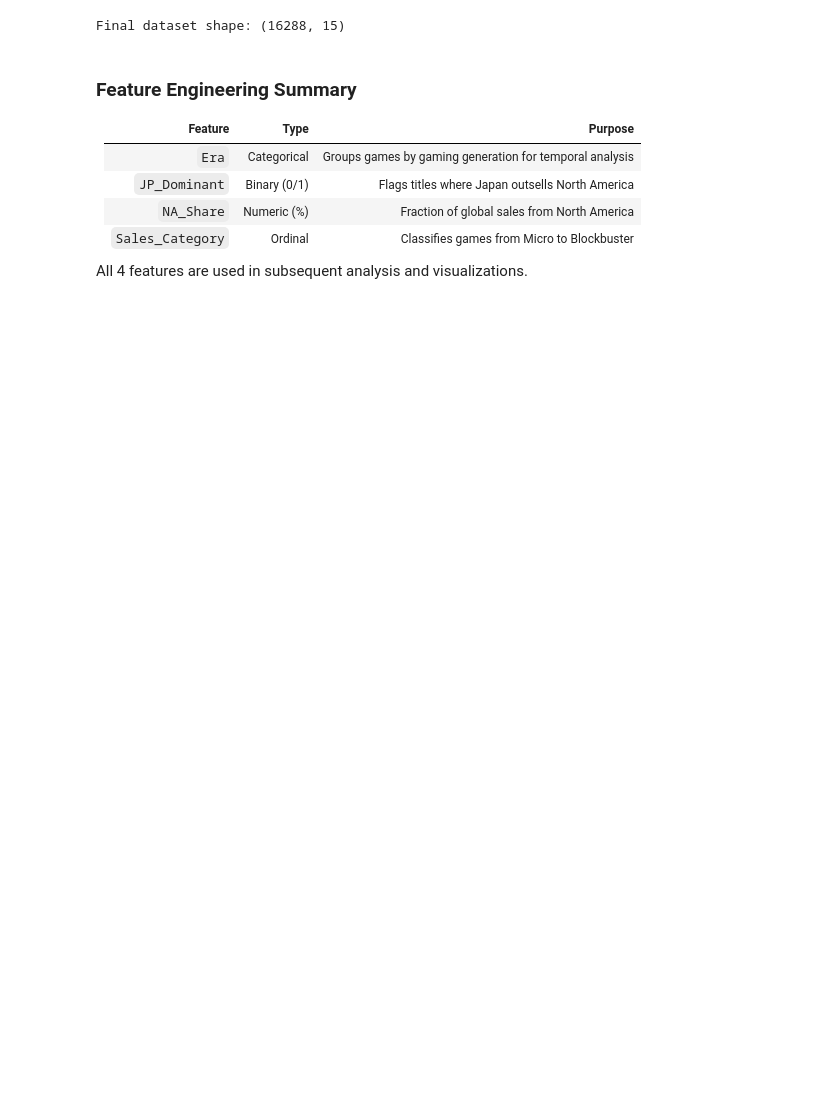
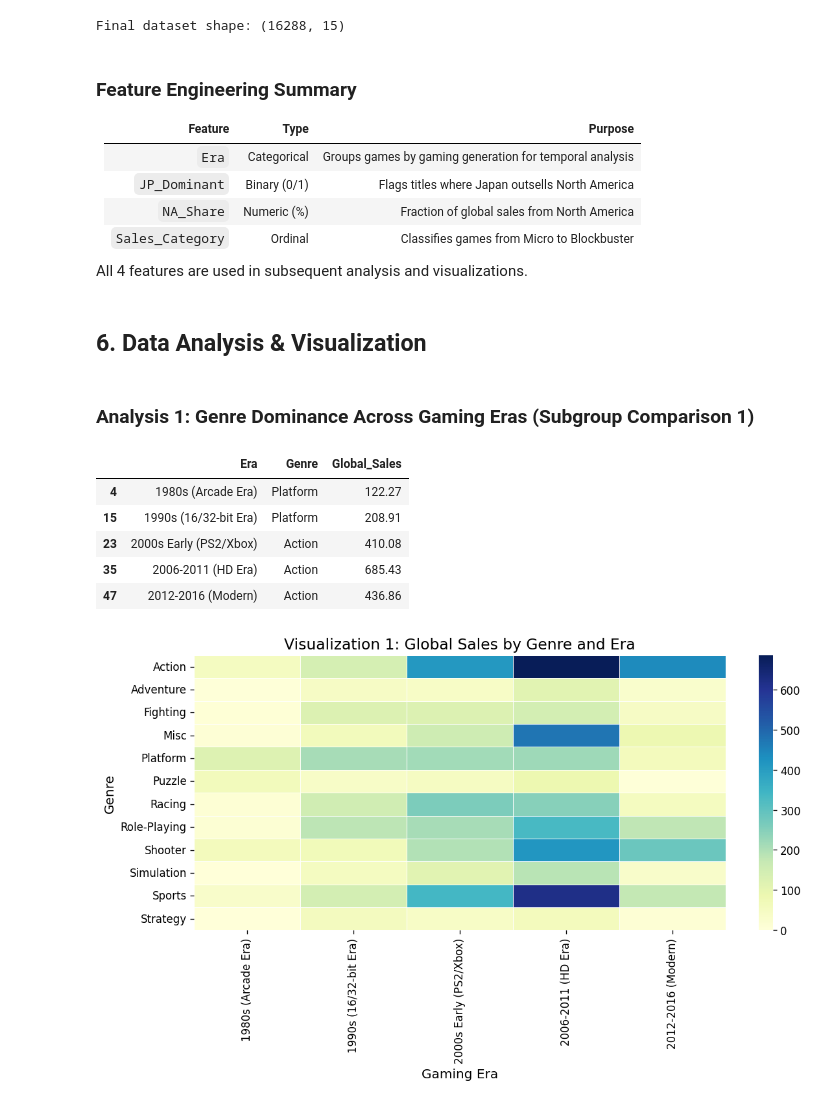
Before and after one commit to MIHMahmudEli/Video-Game-Sales-Market-Analysis-Drivers-of-Commercial-Success, a Jupyter notebook: Video_Game_Sales_Analysis.ipynb, the cells around one changed output. Cells and saved outputs as stored; diff of their text form; code cells hidden in the pictures; blank space fills up the shorter version.

Commit message:
Complete Data Analysis & Visualization phase

```diff
--- a/Video_Game_Sales_Analysis.ipynb
+++ b/Video_Game_Sales_Analysis.ipynb
@@ -306,3 +306,34 @@ Final dataset shape: (16288, 15)
 | `Sales_Category` | Ordinal | Classifies games from Micro to Blockbuster |
 
 All 4 features are used in subsequent analysis and visualizations.
+# %% [markdown]
+## 6. Data Analysis & Visualization
+# %% [markdown]
+### Analysis 1: Genre Dominance Across Gaming Eras (Subgroup Comparison 1)
+# %%
+# Analysis 1: Genre popularity by era (Aggregating and ranking)
+era_genre = df.groupby(["Era", "Genre"])["Global_Sales"].sum().reset_index()
+
+# Find the top genre per era
+top_genre_per_era = era_genre.loc[era_genre.groupby("Era")["Global_Sales"].idxmax()]
+display(top_genre_per_era)
+
+# Visualization 1: Heatmap of Genre vs Era Sales
+pivot_era = df.pivot_table(index="Genre", columns="Era", values="Global_Sales", aggfunc="sum").fillna(0)
+
+plt.figure(figsize=(10, 6))
+sns.heatmap(pivot_era, cmap="YlGnBu", annot=False, linewidths=.5)
+plt.title("Visualization 1: Global Sales by Genre and Era")
+plt.ylabel("Genre")
+plt.xlabel("Gaming Era")
+plt.tight_layout()
+plt.savefig(f"{FIGURES_DIR}/viz1_heatmap.png")
+plt.show()
+# %% [output]
+|  | Era | Genre | Global_Sales |
+| 4 | 1980s (Arcade Era) | Platform | 122.27 |
+| 15 | 1990s (16/32-bit Era) | Platform | 208.91 |
+| 23 | 2000s Early (PS2/Xbox) | Action | 410.08 |
+| 35 | 2006-2011 (HD Era) | Action | 685.43 |
+| 47 | 2012-2016 (Modern) | Action | 436.86 |
+[figure, added]
```
Also changed, not shown: parts of 10 cells of this notebook, 4 other files.
